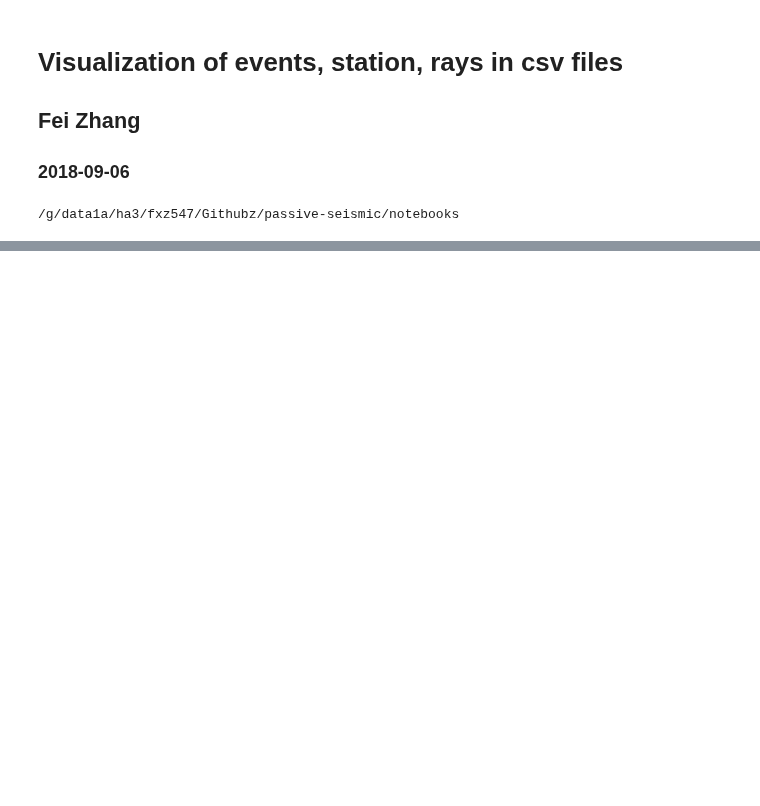
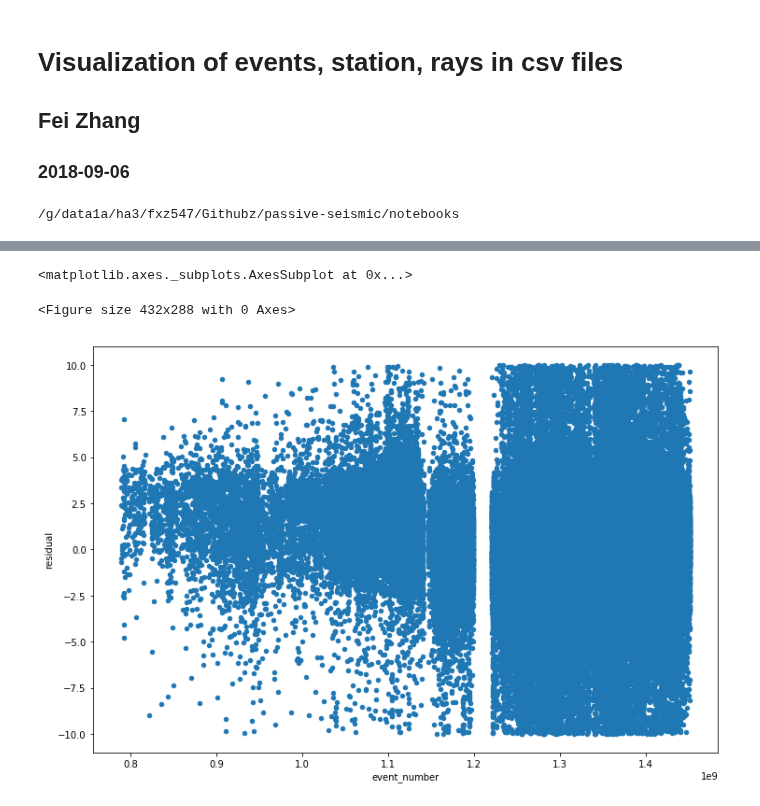
Before and after one commit to GeoscienceAustralia/hiperseis, a Jupyter notebook: notebooks/ttt_plotting_visualization_csv.ipynb, the cells around one changed output, grey strips where cells are left out. Saved outputs shown, nothing was run; the diff lists cells and outputs as text; code cells hidden in the pictures; blank space fills up the shorter version.

```diff
--- a/notebooks/ttt_plotting_visualization_csv.ipynb
+++ b/notebooks/ttt_plotting_visualization_csv.ipynb
@@ -56,16 +137,19 @@ def plot_line_map(geopdf):
 # %%
+
 
 # P wave
 #inputcsv='/g/data/ha3/fxz547/Githubz/passive-seismic/seismic_events_arrivals_P_0.csv'
 #inputcsv='/g/data/ha3/fxz547/Githubz/passive-seismic/tempworks/outfile_P.csv'
-inputcsv='/g/data/ha3/fxz547/travel_time_tomography/CSV_NewFormatAug10/FZ01-pst-cluster2/run3/P_out.csv'
+inputcsv='/g/data/ha3/fxz547/travel_time_tomography/CSV_NewFormatAug10/FZ01-pst-cluster2/run3/sorted_region_P.csv'
 residual_cutoff=5.0
 sortedfile='sortedfile_P.csv'
 sortedfile2= 'sortedfile2_P.csv'
 
+
+
 # for S wave
 #inputcsv='/g/data1a/ha3/fxz547/travel_time_tomography/run5_events_1deg/outfile_S.csv'
-inputcsv='/g/data/ha3/fxz547/travel_time_tomography/CSV_NewFormatAug10/FZ01-pst-cluster2/run3/S_out.csv'
+inputcsv='/g/data/ha3/fxz547/travel_time_tomography/CSV_NewFormatAug10/FZ01-pst-cluster2/run3/P_out.csv'
 residual_cutoff=10.0
 sortedfile='sortedfile_S.csv'
 sortedfile2= 'sortedfile2_S.csv'
@@ -273,0 +178,12 @@ pdf2.iloc[1]  # now .loc[2] does not work
+# %%
+pdf2= finalpdf
+# %%
+# plt.figure(); pdf2.plot(x='event_number', y='observed_tt')
+# plt.figure(); pdf2.plot(x='event_number', y='source_depth')
+# plt.figure(); pdf2.plot(x='event_number', y='locations2degrees')
+
+plt.figure(); pdf2.plot.scatter(x='event_number', y='residual',figsize=(12,8))  # less than +-10s
+# %% [output]
+<matplotlib.axes._subplots.AxesSubplot at 0x...>
+<Figure size 432x288 with 0 Axes>
+[figure, added]
```
Also changed, not shown: parts of 59 cells of this notebook, 1 other file.
